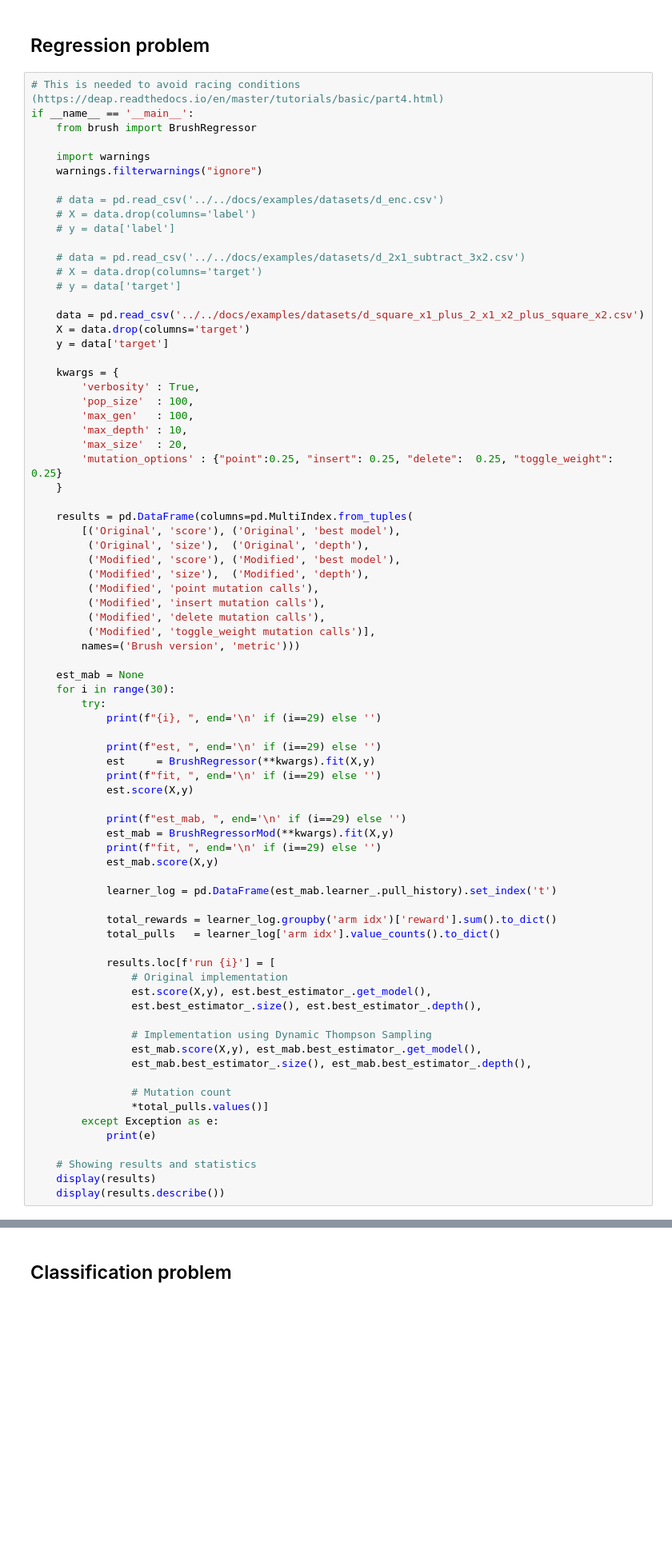
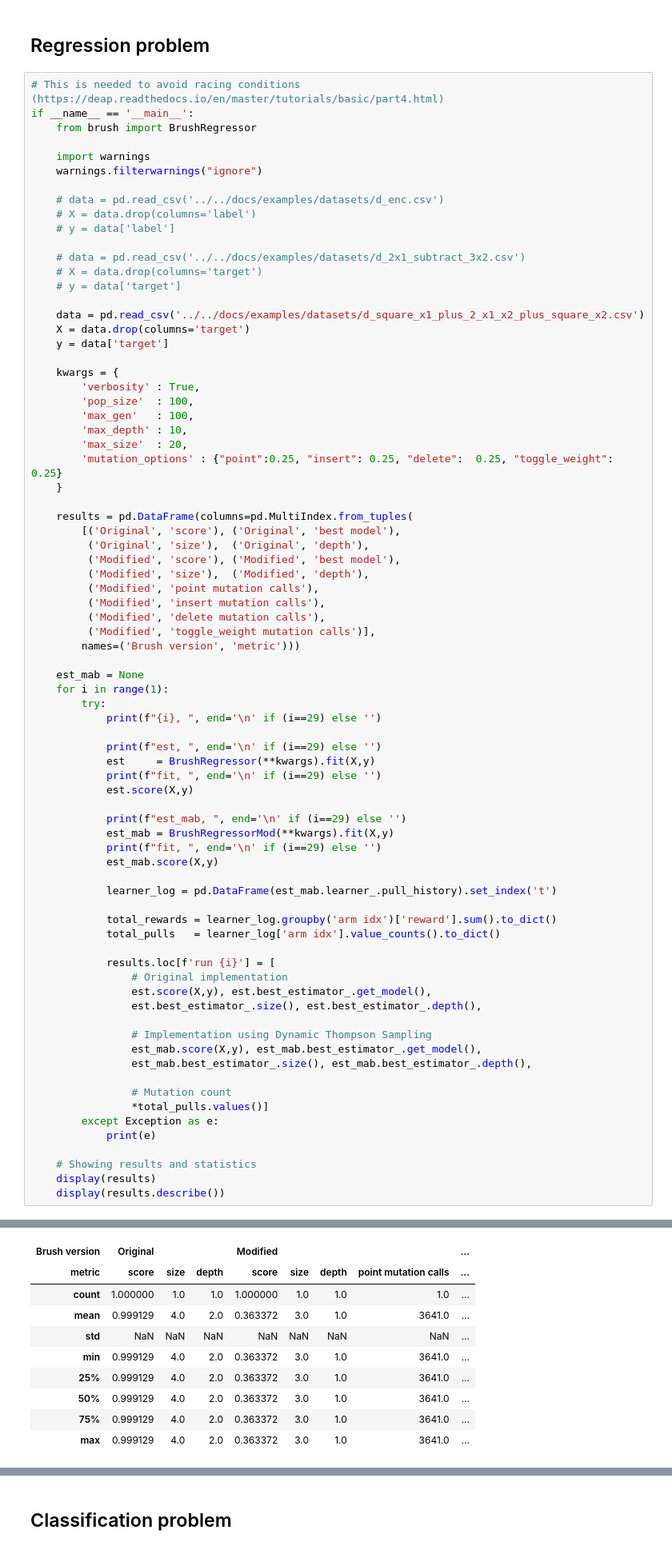
Before and after one commit to cavalab/brush, a Jupyter notebook: src/brush/D_TS_experiments.ipynb, the cells around one changed output, grey strips where cells are left out. Shown: that part at 80% size. Drawn from its saved outputs; the diff is of its cells as text; blank space fills up the shorter version.

```diff
--- a/src/brush/D_TS_experiments.ipynb
+++ b/src/brush/D_TS_experiments.ipynb
@@ -362,7 +382,7 @@ if __name__ == '__main__':
         names=('Brush version', 'metric')))
 
     est_mab = None
-    for i in range(30):
+    for i in range(1):
         try:
             print(f"{i}, ", end='\n' if (i==29) else '')
 
@@ -398,3 +418,4 @@ if __name__ == '__main__':
     # Showing results and statistics
     display(results)
     display(results.describe())
+# %% [output]
@@ -400,0 +442,10 @@ if __name__ == '__main__':
+| Brush version | Original |  |  | Modified |  |  |  | ... |
+| metric | score | size | depth | score | size | depth | point mutation calls | ... |
+| count | 1.000000 | 1.0 | 1.0 | 1.000000 | 1.0 | 1.0 | 1.0 | ... |
+| mean | 0.999129 | 4.0 | 2.0 | 0.363372 | 3.0 | 1.0 | 3641.0 | ... |
+| std | NaN | NaN | NaN | NaN | NaN | NaN | NaN | ... |
+| min | 0.999129 | 4.0 | 2.0 | 0.363372 | 3.0 | 1.0 | 3641.0 | ... |
+| 25% | 0.999129 | 4.0 | 2.0 | 0.363372 | 3.0 | 1.0 | 3641.0 | ... |
+| 50% | 0.999129 | 4.0 | 2.0 | 0.363372 | 3.0 | 1.0 | 3641.0 | ... |
+| 75% | 0.999129 | 4.0 | 2.0 | 0.363372 | 3.0 | 1.0 | 3641.0 | ... |
+| max | 0.999129 | 4.0 | 2.0 | 0.363372 | 3.0 | 1.0 | 3641.0 | ... |
```
Also changed, not shown: parts of 7 cells of this notebook, 3 other files.
